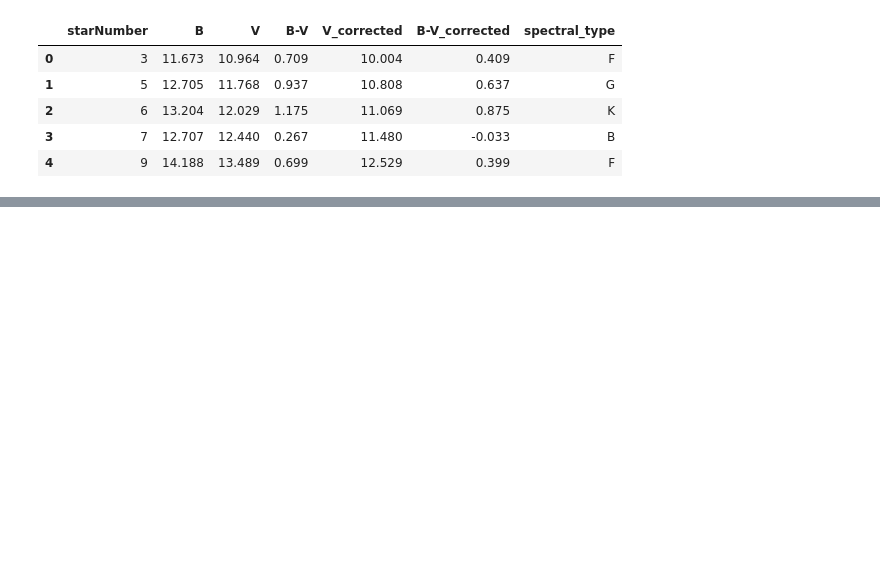
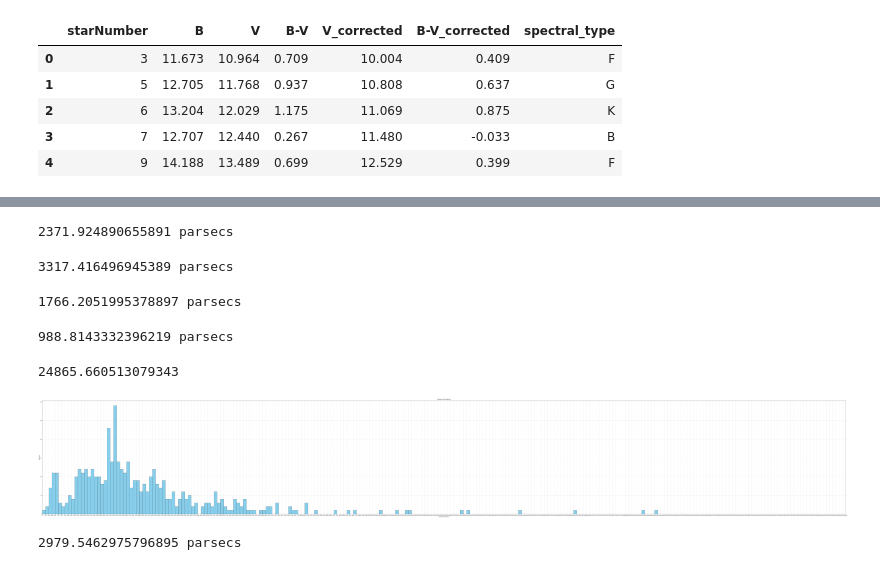
Before and after one commit to MuhammadArshad123/NGC1245, a Jupyter notebook: distance.ipynb, the cells around one changed output, grey strips where cells are left out. Drawn from its saved outputs; the diff is of its cells as text; code cells hidden in the pictures; blank space fills up the shorter version.

```diff
--- a/distance.ipynb
+++ b/distance.ipynb
@@ -28,0 +37,70 @@ print(median_A, median_F)
+# %%
+#Altair Calculation for A-Type stars
+AMags = AStars['V_corrected']
+AltairMag = 2.22
+ADistances = distanceModulus(AMags, AltairMag)
+ADistance = np.median(ADistances)
+print(ADistance, 'parsecs')
+# %% [output]
+2371.924890655891 parsecs
+# %%
+#Procyon-A Calculation for F-Type stars
+FMags = FStars['V_corrected']
+ProcyonAMag = 2.66
+FDistances = distanceModulus(FMags, ProcyonAMag)
+FDistance = np.median(FDistances)
+print(FDistance, 'parsecs')
+# %% [output]
+3317.416496945389 parsecs
+# %%
+#Sun Calculation for G-Type Stars
+GMags = GStars['V_corrected']
+SunMag = 4.83
+GDistances = distanceModulus(GMags, SunMag)
+GDistance = np.median(GDistances)
+print(GDistance, 'parsecs')
+# %% [output]
+1766.2051995378897 parsecs
+# %%
+#HD 4628 Calculation for K-Type Stars
+KMags = KStars['V_corrected']
+HD4628Mag = 6.37
+KDistances = distanceModulus(KMags, SunMag)
+KDistance = np.median(KDistances)
+print(KDistance, 'parsecs')
+# %% [output]
+988.8143332396219 parsecs
+# %%
+allDistances = np.concatenate((ADistances, FDistances, GDistances, KDistances), axis=0)
+np.median(allDistances)
+np.max(allDistances)
+# %% [output]
+24865.660513079343
+# %%
+bin_spacing = 100
+
+# Calculate the number of bins based on the bin spacing
+num_bins = int((max(allDistances) - 0) / bin_spacing)
+
+plt.figure(figsize=(140, 20))
+n, bins, patches = plt.hist(allDistances, bins=num_bins, range=(0, num_bins * bin_spacing), color='skyblue', edgecolor='black')
+plt.xlabel('Distances (Parsecs)')
+plt.ylabel('Frequency')
+plt.title('Distance Calculations')
+
+# Set the x-axis limits and tick locations
+plt.xlim(0, num_bins * bin_spacing)
+plt.xticks(np.arange(0, (num_bins + 1) * bin_spacing, bin_spacing))
+
+# Show gridlines aligned with both major and minor ticks
+plt.grid(which='both', linestyle='--', linewidth=0.5)
+plt.savefig('DistanceComputation.pdf', format='pdf', bbox_inches='tight')
+plt.show()
+# %% [output]
+[figure, added]
+# %%
+#Weighted Average
+Distance = (223*FDistance + 124*ADistance)/(223+124)
+print(Distance, "parsecs")
+# %% [output]
+2979.5462975796895 parsecs
```
Also changed, not shown: parts of 6 cells of this notebook, 4 other files.
